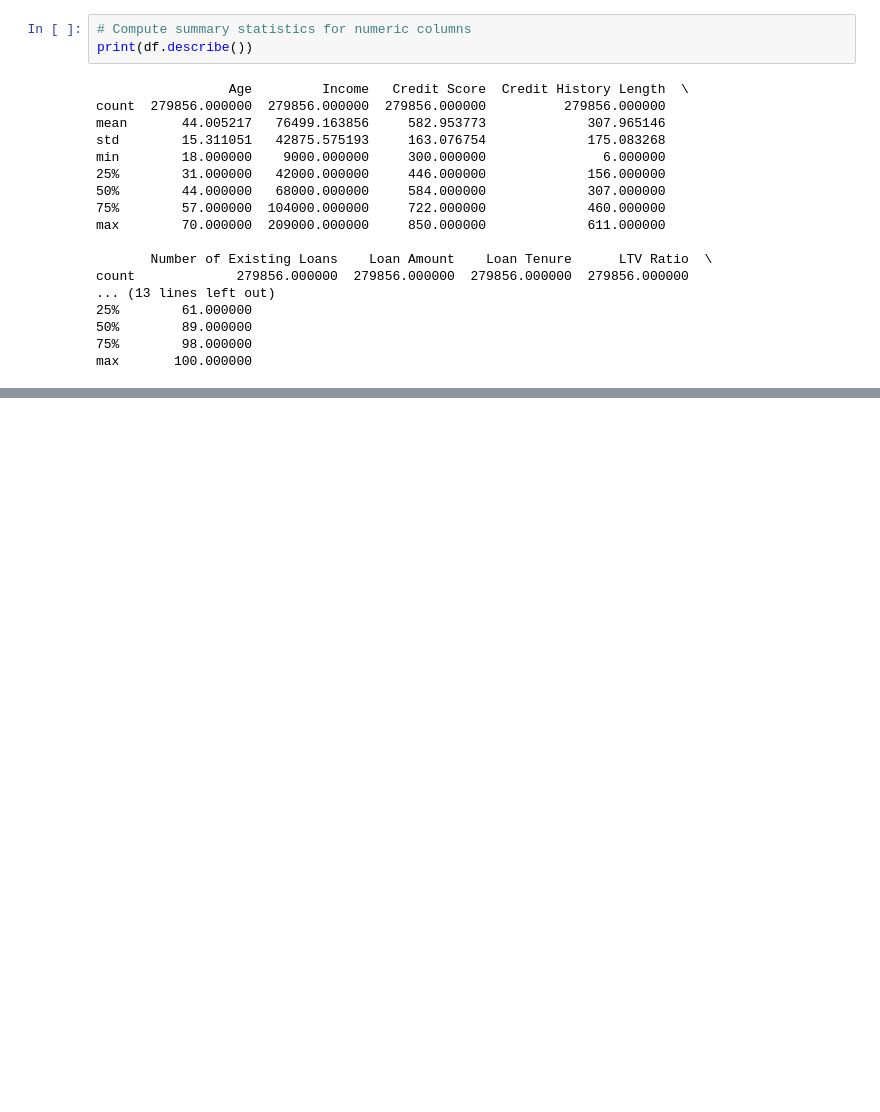
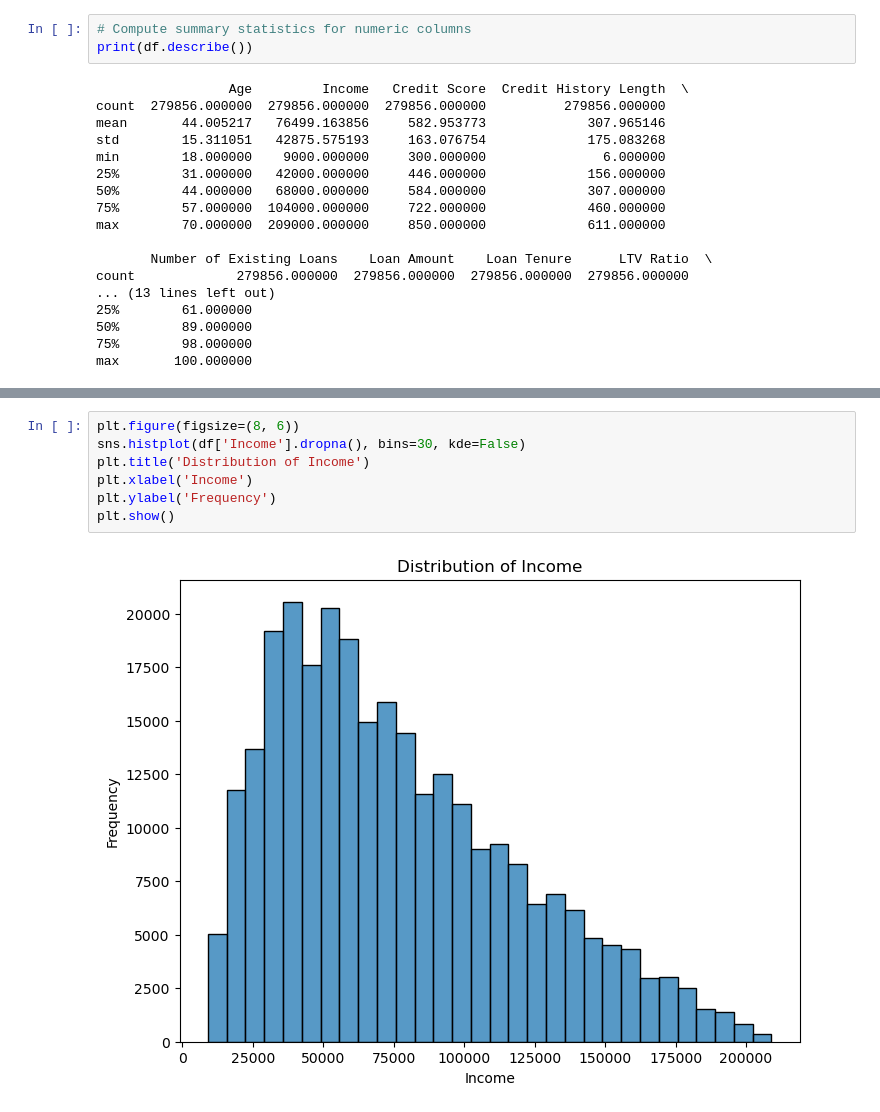
Before and after one commit to sanjip1203/Credit_score_prediction, a Jupyter notebook: group.ipynb, the cells around one changed output, grey strips where cells are left out. Saved outputs shown, nothing was run; the diff lists cells and outputs as text; blank space fills up the shorter version.

```diff
--- a/group.ipynb
+++ b/group.ipynb
@@ -109,0 +187,9 @@ max       100.000000
+# %%
+plt.figure(figsize=(8, 6))
+sns.histplot(df['Income'].dropna(), bins=30, kde=False)
+plt.title('Distribution of Income')
+plt.xlabel('Income')
+plt.ylabel('Frequency')
+plt.show()
+# %% [output]
+[figure, added]
```
Also changed, not shown: parts of 64 cells of this notebook.
